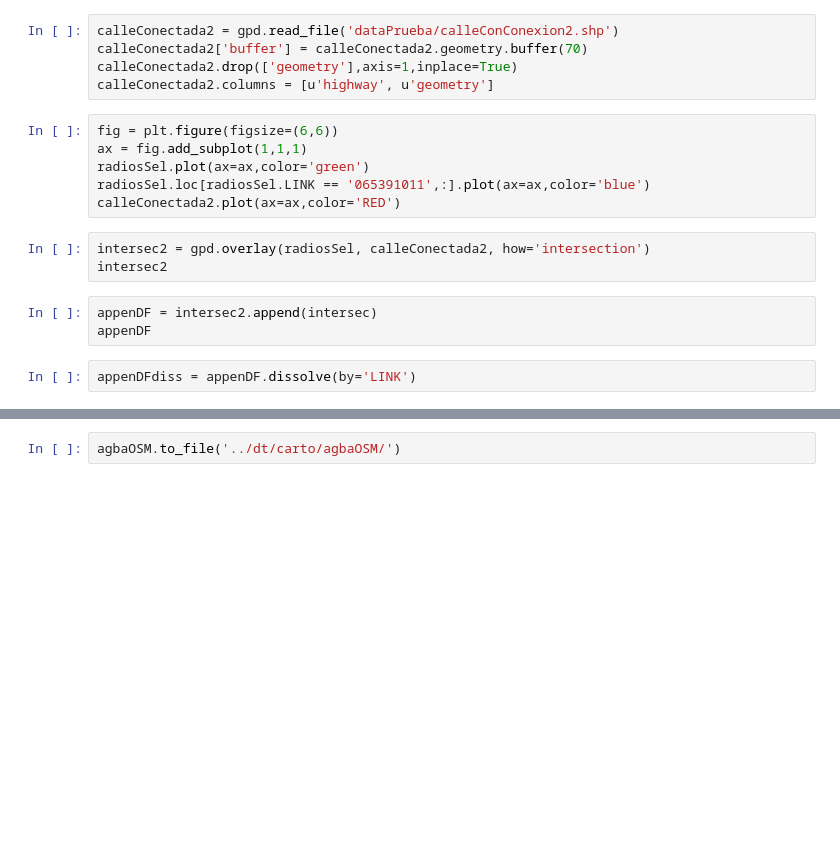
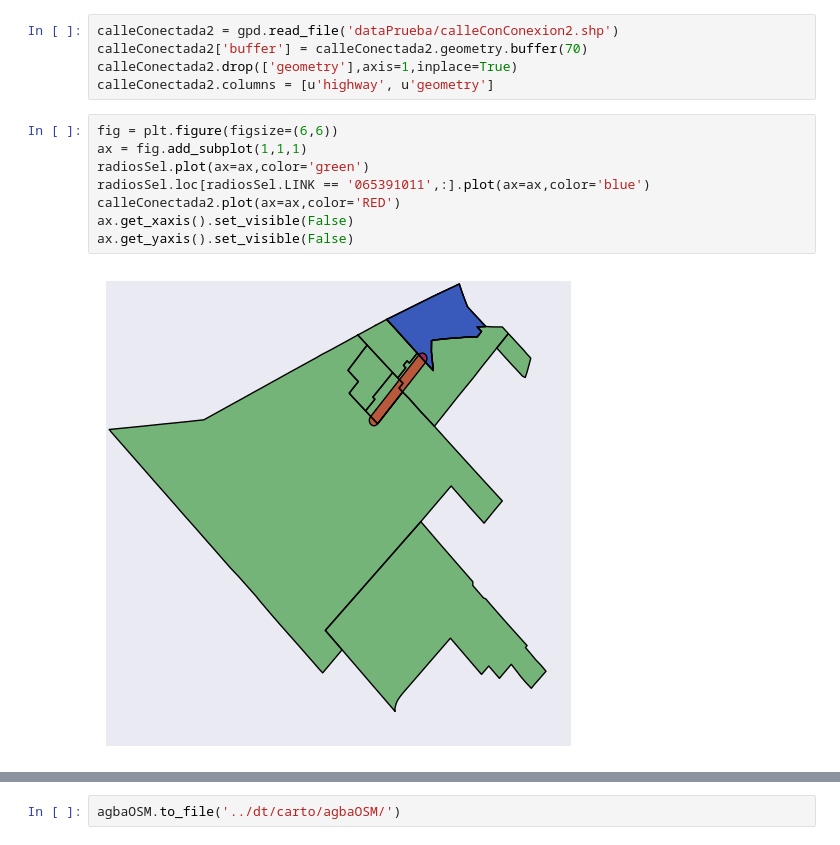
Before and after one commit to alephcero/thesis, a Jupyter notebook: src/crearCartografiaAGBA.ipynb, the cells around one changed output, grey strips where cells are left out. Saved outputs shown, nothing was run; the diff lists cells and outputs as text; blank space fills up the shorter version.

```diff
--- a/src/crearCartografiaAGBA.ipynb
+++ b/src/crearCartografiaAGBA.ipynb
@@ -327,14 +391,10 @@ calleConectada2.columns = [u'highway', u'geometry']
 # %%
 fig = plt.figure(figsize=(6,6))
 ax = fig.add_subplot(1,1,1)
 radiosSel.plot(ax=ax,color='green')
 radiosSel.loc[radiosSel.LINK == '065391011',:].plot(ax=ax,color='blue')
 calleConectada2.plot(ax=ax,color='RED')
+ax.get_xaxis().set_visible(False)
+ax.get_yaxis().set_visible(False)
+# %% [output]
+[figure, added]
-# %%
-intersec2 = gpd.overlay(radiosSel, calleConectada2, how='intersection')
-intersec2
-# %%
-appenDF = intersec2.append(intersec)
-appenDF
-# %%
-appenDFdiss = appenDF.dissolve(by='LINK')
```
Also changed, not shown: parts of 36 cells of this notebook, 1 other file.
